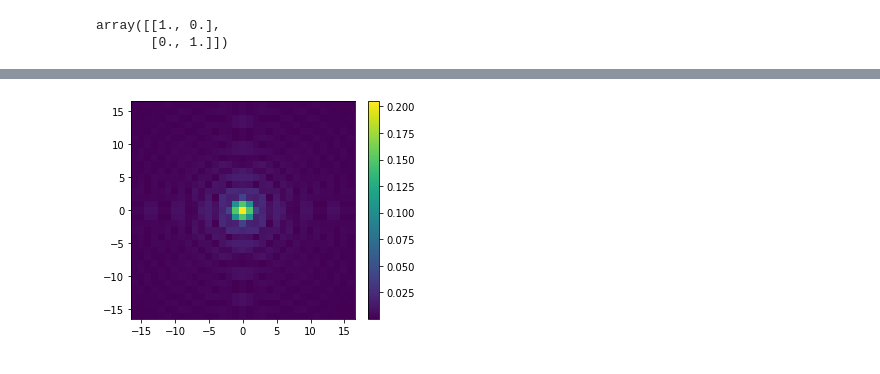
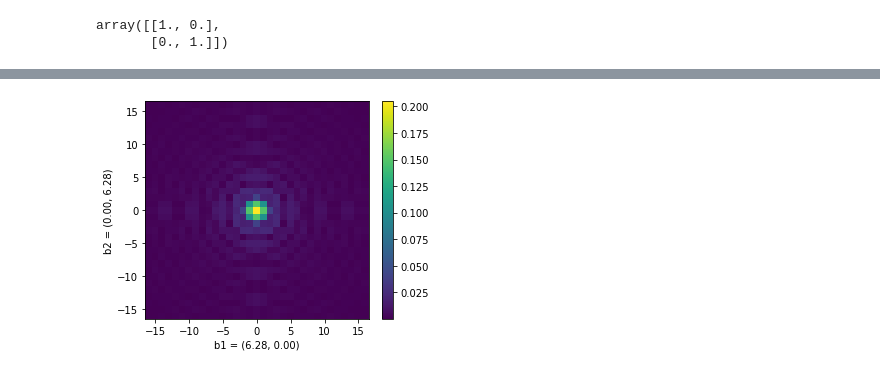
Before and after one commit to markus7800/VoxelNet, a Jupyter notebook: voxelization.ipynb, the cells around one changed output, grey strips where cells are left out. Cells and saved outputs as stored; diff of their text form; code cells hidden in the pictures.

```diff
--- a/voxelization.ipynb
+++ b/voxelization.ipynb
@@ -352,12 +352,11 @@ def bravais_lattice(s, A, n=101, d=2):
 def reciprocal_lattice(s, A, n=101, g0=-16, g1=16, d=2):
 
     B = 2*np.pi * np.linalg.inv(A).T
+    print("B:\n", B)
 
     xi = np.linspace(0,1,n)
     mi = np.arange(g0,g1+1)
     m = len(mi)
-
-    delta = (xi[1] - xi[0])**d
 
     if d == 2:
         x1, x2 = np.meshgrid(xi, xi)
@@ -373,6 +372,9 @@ def reciprocal_lattice(s, A, n=101, g0=-16, g1=16, d=2):
     G = B.dot(M) # (2,m*m)
 
     XR = R.T.dot(G) # (n*n, m*m) (=2 * np.pi * X.T.dot(M))
+    # print(XR)
+    # print(2 * np.pi * X.T.dot(M))
+
     E = np.exp(-1j * XR) # (n*n, m*m)
     print("XR", XR.shape)
     print("E", E.shape)
@@ -380,9 +382,10 @@ def reciprocal_lattice(s, A, n=101, g0=-16, g1=16, d=2):
     SR = np.apply_along_axis(s, 0, R) # apply field column-wise, (n*n,)
     print("SR", SR.shape)
 
+    delta = (xi[1] - xi[0])**d
     SG = delta * SR.dot(E) # (m*m,)
     print("SG", SG.shape)
 
     SG = SG.reshape(m,m)
 
-    return (mi, SG)
+    return (B, mi, SG)
@@ -389,3 +415,12 @@ def reciprocal_lattice(s, A, n=101, g0=-16, g1=16, d=2):
+# %%
+def plot_2D_reciprocal_lattice(B, gi, SG):
+    plt.figure(figsize=(5,4))
+    plt.pcolormesh(gi, gi, np.abs(SG), shading='auto')
+    plt.colorbar()
+
+    plt.xlabel(f"b1 = ({B[0,0]:.2f}, {B[1,0]:.2f})")
+    plt.ylabel(f"b2 = ({B[0,1]:.2f}, {B[1,1]:.2f})")
+    plt.show()
 # %%
 A = np.eye(2)
 A
@@ -446,7 +476,4 @@ Wall time: 678 ms
-# %%
-plt.figure(figsize=(5,4))
-plt.pcolormesh(gi, gi, np.abs(sg), shading='auto')
-plt.colorbar()
-plt.show()
-# %% [output]
-[figure, removed]
+# %%
+plot_2D_reciprocal_lattice(B, gi, sg)
+# %% [output]
+[figure, added]
```
Also changed, not shown: parts of 24 cells of this notebook.
